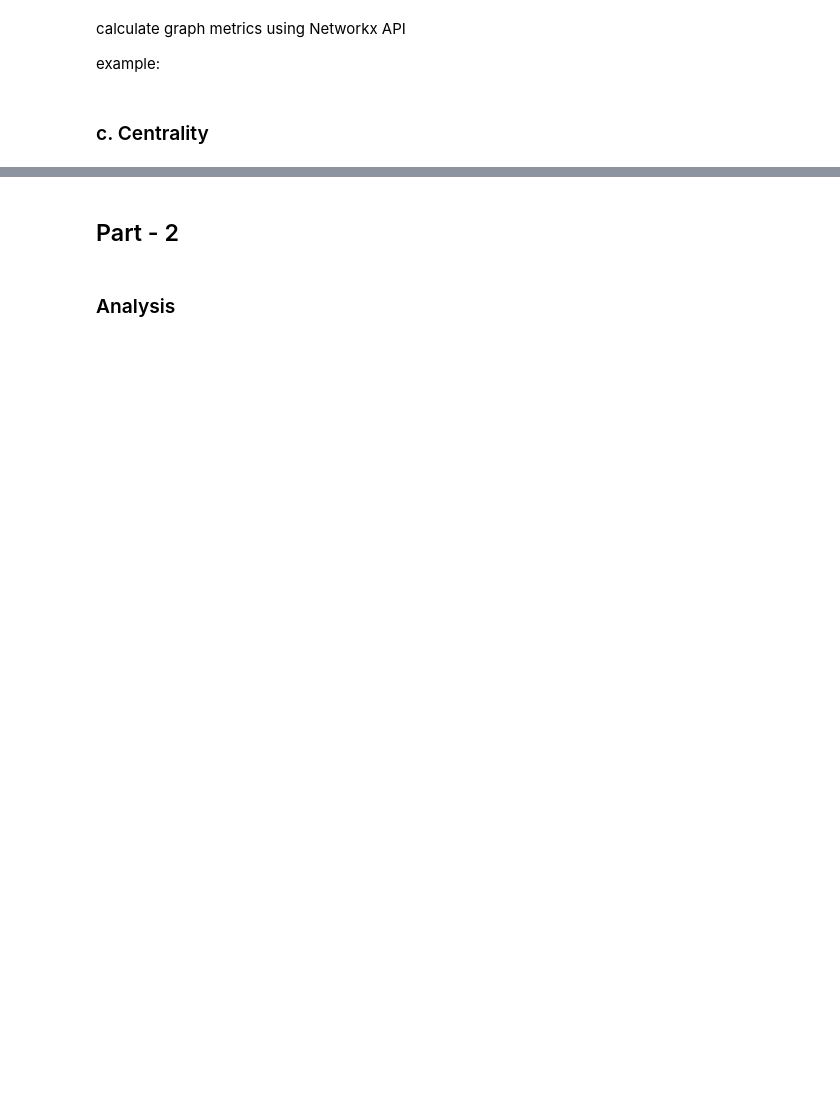
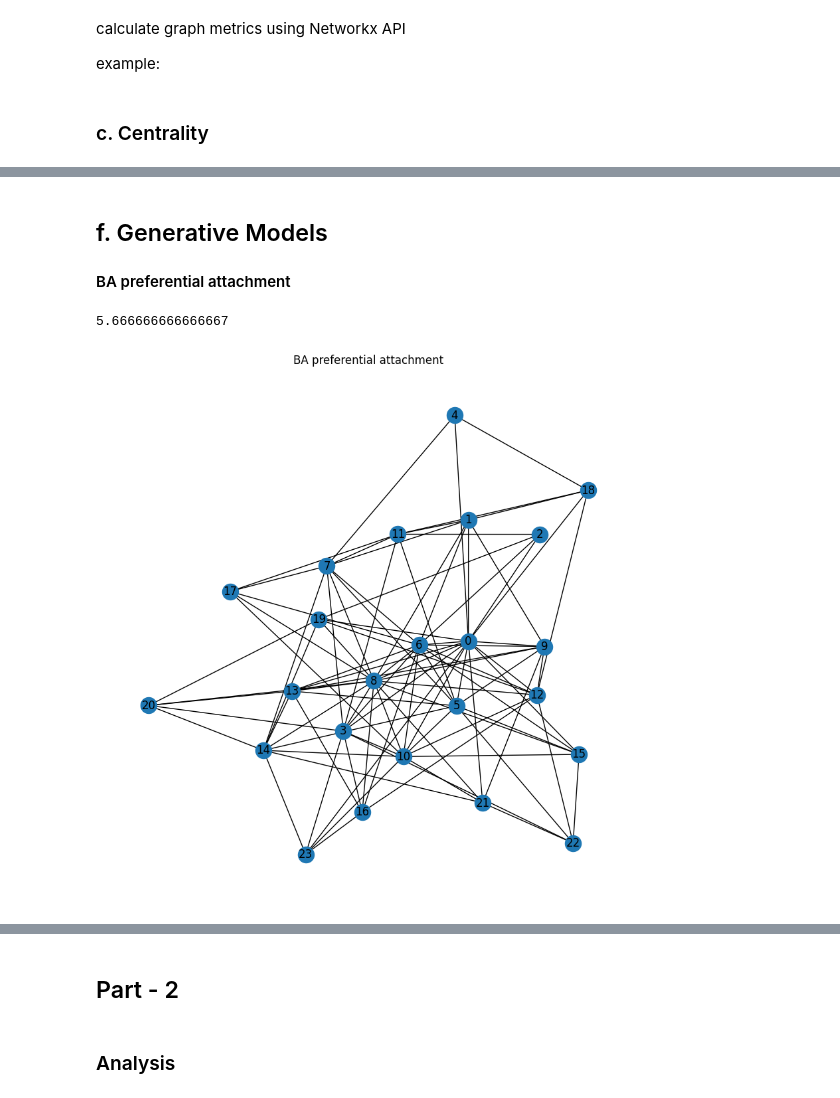
Before and after one commit to rasgulla-warriors/aneus-explorers, a Jupyter notebook: template_assignment1.ipynb, the cells around one changed output, grey strips where cells are left out. Drawn from its saved outputs; the diff is of its cells as text; code cells hidden in the pictures; blank space fills up the shorter version.

```diff
--- a/template_assignment1.ipynb
+++ b/template_assignment1.ipynb
@@ -168,0 +263,17 @@ degree_centrality = nx.degree_centrality(G)
+# %% [markdown]
+## f. Generative Models
+
+#### BA preferential attachment
+# %%
+avg_degree = sum(dict(G.degree()).values()) / len(G.nodes())
+avg_degree
+# %% [output]
+5.666666666666667
+# %%
+ba_pa = nx.barabasi_albert_graph(len(G.nodes()), int(avg_degree))
+plt.figure(figsize=(8, 8))
+nx.draw(ba_pa, with_labels=True)
+plt.title("BA preferential attachment")
+plt.show()
+# %% [output]
+[figure, added]
```
Also changed, not shown: parts of 20 cells of this notebook.
